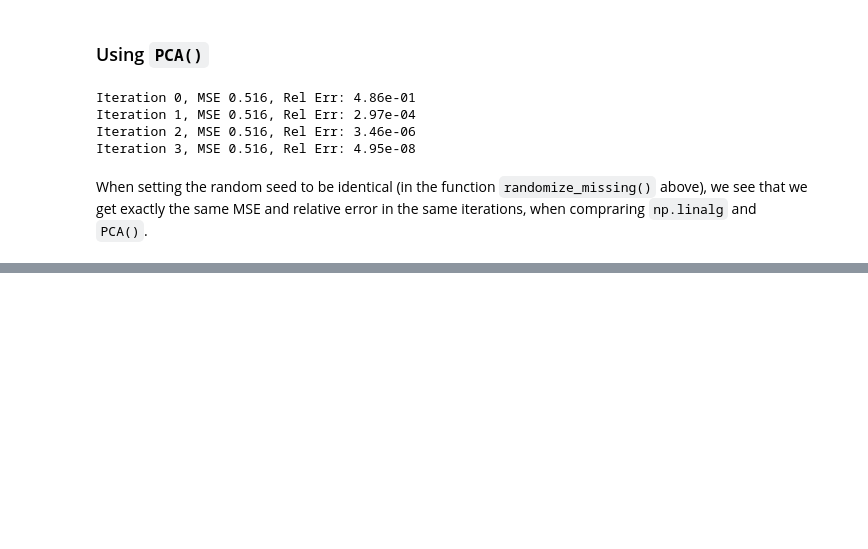
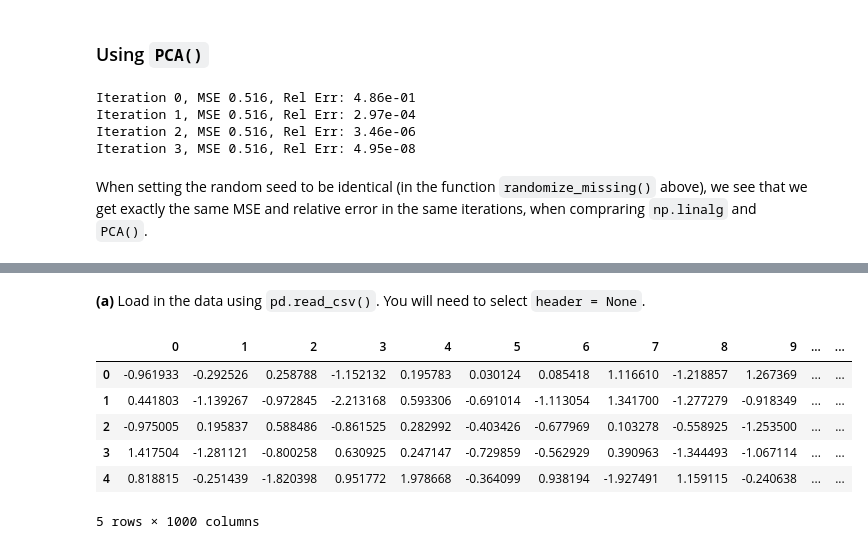
Before and after one commit to drwslv/StanfordOnline-Statistical-Learning, a Jupyter notebook: Ch12 Solutions Applied.ipynb, the cells around one changed output, grey strips where cells are left out. Drawn from its saved outputs; the diff is of its cells as text; code cells hidden in the pictures; blank space fills up the shorter version.

```diff
--- a/Ch12 Solutions Applied.ipynb
+++ b/Ch12 Solutions Applied.ipynb
@@ -684,0 +689,13 @@ When setting the random seed to be identical (in the function `randomize_missing
+# %% [markdown]
+**(a)** Load in the data using `pd.read_csv()`. You will need to select `header = None`.
+# %%
+gene_df = pd.read_csv('Data/Ch12Ex13.csv', header=None).T
+gene_df.head()
+# %% [output]
+|  | 0 | 1 | 2 | 3 | 4 | 5 | 6 | 7 | 8 | 9 | ... | ... |
+| 0 | -0.961933 | -0.292526 | 0.258788 | -1.152132 | 0.195783 | 0.030124 | 0.085418 | 1.116610 | -1.218857 | 1.267369 | ... | ... |
+| 1 | 0.441803 | -1.139267 | -0.972845 | -2.213168 | 0.593306 | -0.691014 | -1.113054 | 1.341700 | -1.277279 | -0.918349 | ... | ... |
+| 2 | -0.975005 | 0.195837 | 0.588486 | -0.861525 | 0.282992 | -0.403426 | -0.677969 | 0.103278 | -0.558925 | -1.253500 | ... | ... |
+| 3 | 1.417504 | -1.281121 | -0.800258 | 0.630925 | 0.247147 | -0.729859 | -0.562929 | 0.390963 | -1.344493 | -1.067114 | ... | ... |
+| 4 | 0.818815 | -0.251439 | -1.820398 | 0.951772 | 1.978668 | -0.364099 | 0.938194 | -1.927491 | 1.159115 | -0.240638 | ... | ... |
+5 rows × 1000 columns
```
Also changed, not shown: parts of 21 cells of this notebook.
